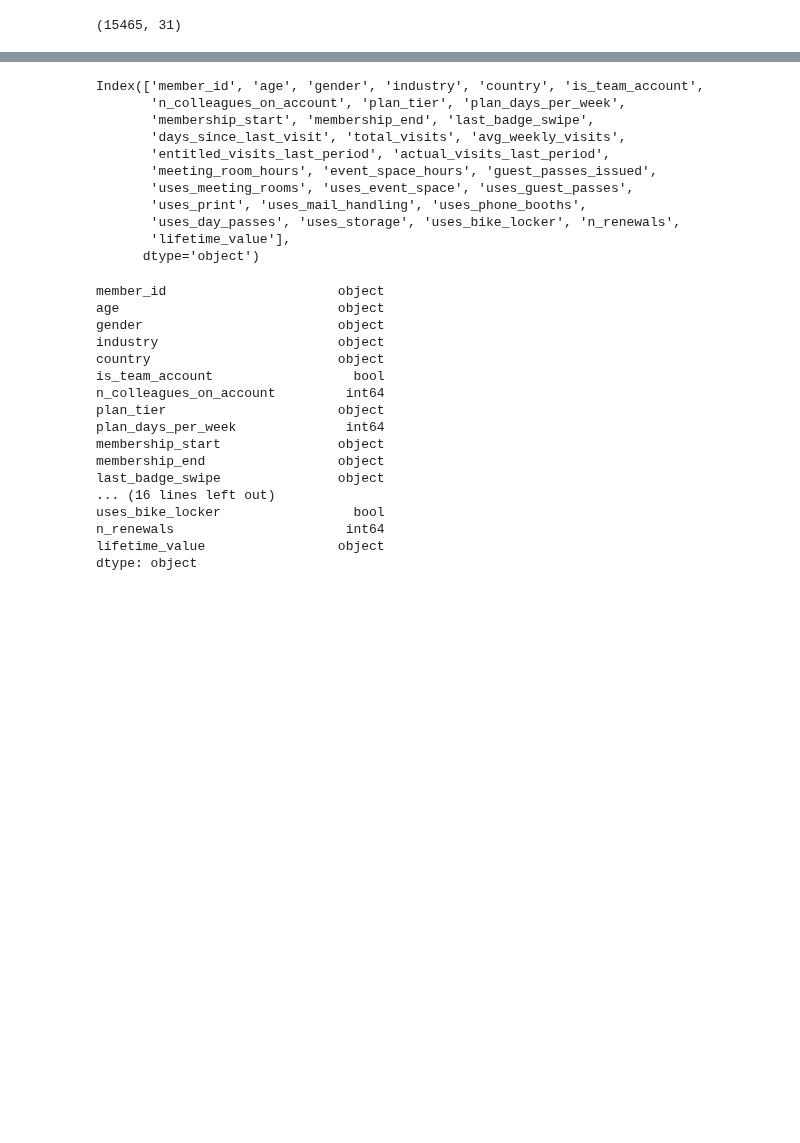
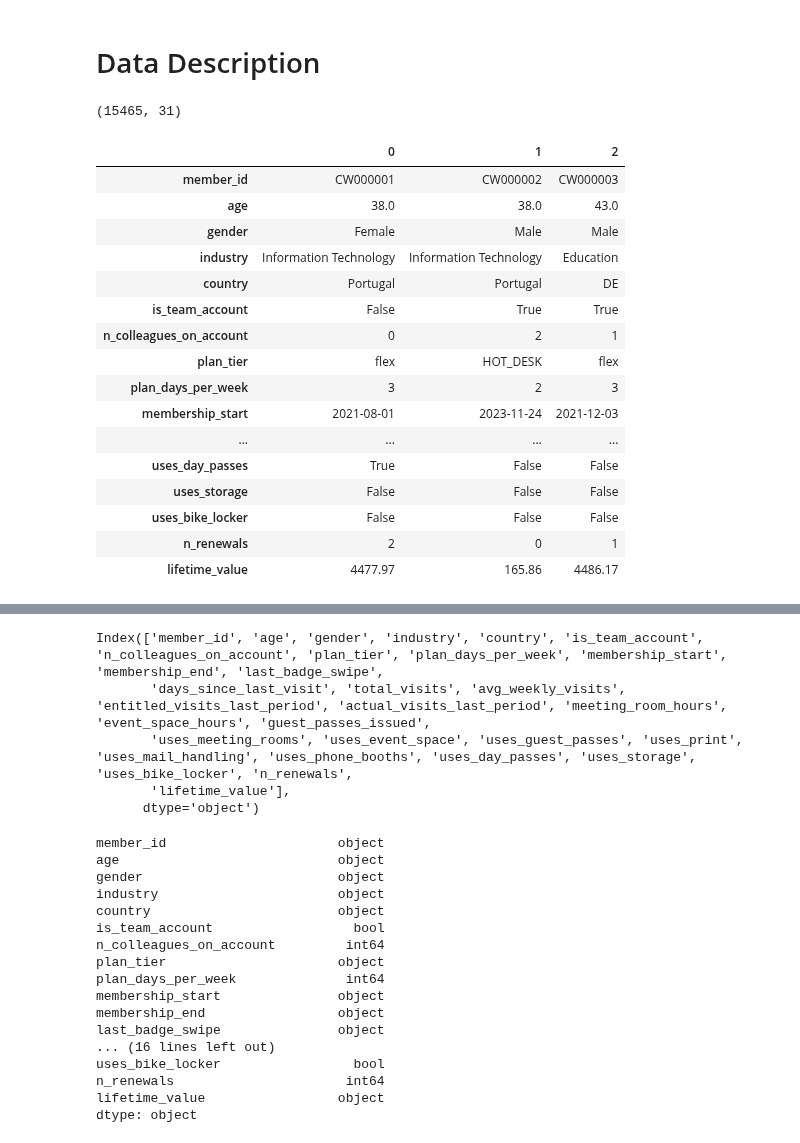
Before and after one commit to jfmenezes/Data-Mining-Project, a Jupyter notebook: Notebooks/DE_Graphs_v2.ipynb, the cells around one changed output, grey strips where cells are left out. Drawn from its saved outputs; the diff is of its cells as text; code cells hidden in the pictures; blank space fills up the shorter version.

```diff
--- a/Notebooks/DE_Graphs.ipynb
+++ b/Notebooks/DE_Graphs_v2.ipynb
@@ -3,3 +3,17 @@ import pandas as pd
 import numpy as np
 import matplotlib.pyplot as plt
 import seaborn as sns
+
+pd.set_option("display.max_columns", 60)
+pd.set_option("display.width", 200)
+
+# Visual identity used in every graph
+Palette = ["#ebc334", "#bd1041", "#76d5de", '#6250d6', "#48e348"]
+Tier_Order = ['hot desk', 'flex', 'dedicated desk', 'full time', 'private office']
+Tier_Color = dict(zip(Tier_Order, Palette))
+Graph_Color = ['#E7AA30', '#87cefa']
+Edgecolor = ['#000000', '#FFFFFF']
+Heatmap = ['PiYG', 'Blues']
+
+Directory = '/Users/josemenezes/Faculdade/Projetos/Projeto DM/Data-Mining-Project/Dataset/'
+acdc_dataset = pd.read_csv(Directory + 'acdc_dataset.csv', sep=';')
@@ -20 +20,3 @@ df.head()
+# %% [markdown]
+# Data Description
 # %%
@@ -22,2 +24,22 @@ df.shape
 # %% [output]
 (15465, 31)
+# %%
+acdc_dataset.head(3).T
+# %% [output]
+|  | 0 | 1 | 2 |
+| member_id | CW000001 | CW000002 | CW000003 |
+| age | 38.0 | 38.0 | 43.0 |
+| gender | Female | Male | Male |
+| industry | Information Technology | Information Technology | Education |
+| country | Portugal | Portugal | DE |
+| is_team_account | False | True | True |
+| n_colleagues_on_account | 0 | 2 | 1 |
+| plan_tier | flex | HOT_DESK | flex |
+| plan_days_per_week | 3 | 2 | 3 |
+| membership_start | 2021-08-01 | 2023-11-24 | 2021-12-03 |
+| ... | ... | ... | ... |
+| uses_day_passes | True | False | False |
+| uses_storage | False | False | False |
+| uses_bike_locker | False | False | False |
+| n_renewals | 2 | 0 | 1 |
+| lifetime_value | 4477.97 | 165.86 | 4486.17 |
```
Also changed, not shown: parts of 18 cells of this notebook, 4 other files.
